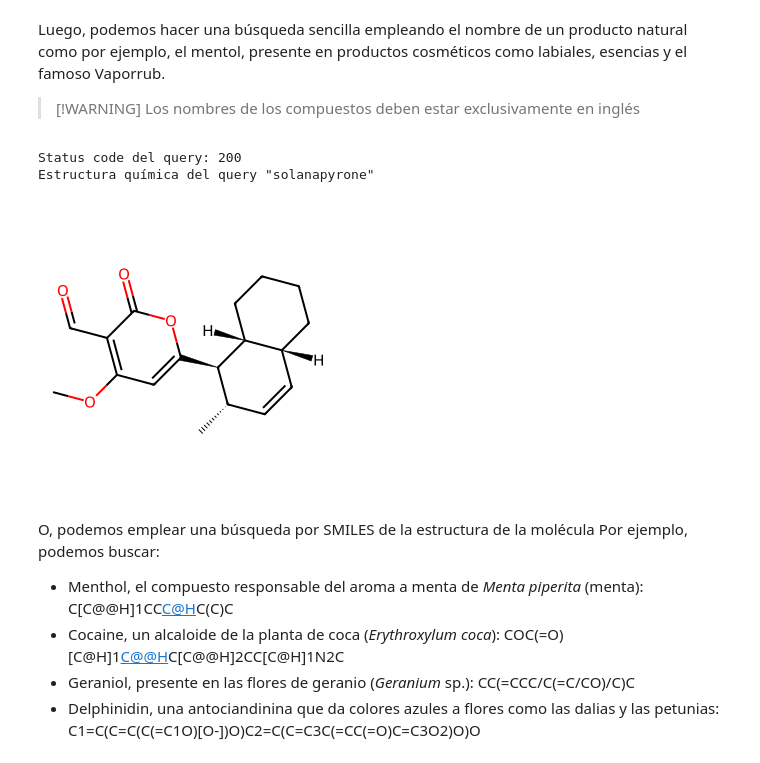
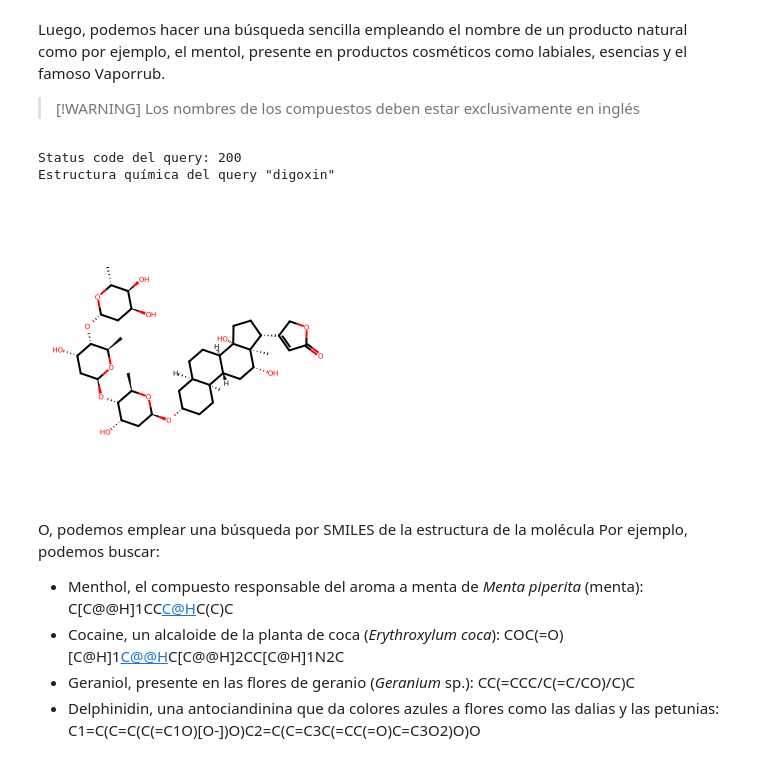
Before and after one commit to FlorMariaBriceno/TecnolochicasPRO_Project, a Jupyter notebook: Proyecto_Tecnolochicas.ipynb, the cells around one changed output. Drawn from its saved outputs; the diff is of its cells as text; code cells hidden in the pictures.

```diff
--- a/Proyecto_Tecnolochicas.ipynb
+++ b/Proyecto_Tecnolochicas.ipynb
@@ -27,25 +35,24 @@ Luego, podemos hacer una búsqueda sencilla empleando el nombre de un producto n
 # %%
 '''Búsqueda por nombre:
 
 Nos van a solicitar el nombre de un producto natural, para posteriormente ejecutar un query simple a la API REST de LOTUS.
 Este bloque nos va a devolver el status del query y la estrucutra química del compuesto que estamos buscando'''
 
 compound=input("Introduce el nombre de un producto natural (en inglés):")
 url=f"https://lotus.naturalproducts.net/api/search/simple?query={compound}"
 response=requests.get(url)
 print(f"Status code del query: {response.status_code}")
 data=response.json()
-data
 df=pd.json_normalize(data,record_path=['naturalProducts'],meta=['originalQuery','determinedInputType'])
-querySmiles=df[['id','traditional_name','smiles']].iloc[0,2]
-mol=Chem.MolFromSmiles(querySmiles)
+smiles=df.loc[0,'smiles']
+mol=Chem.MolFromSmiles(smiles)
 img=Draw.MolToImage(mol,size=(300,300))
 print(f"Estructura química del query \"{compound}\"")
 img
 # %% [output]
 Status code del query: 200
-Estructura química del query "solanapyrone"
+Estructura química del query "digoxin"
-[figure, old version]
+[figure, new version]
 # %% [markdown]
 O, podemos emplear una búsqueda por SMILES de la estructura de la molécula
 Por ejemplo, podemos buscar:
```
Also changed, not shown: parts of 8 cells of this notebook.
